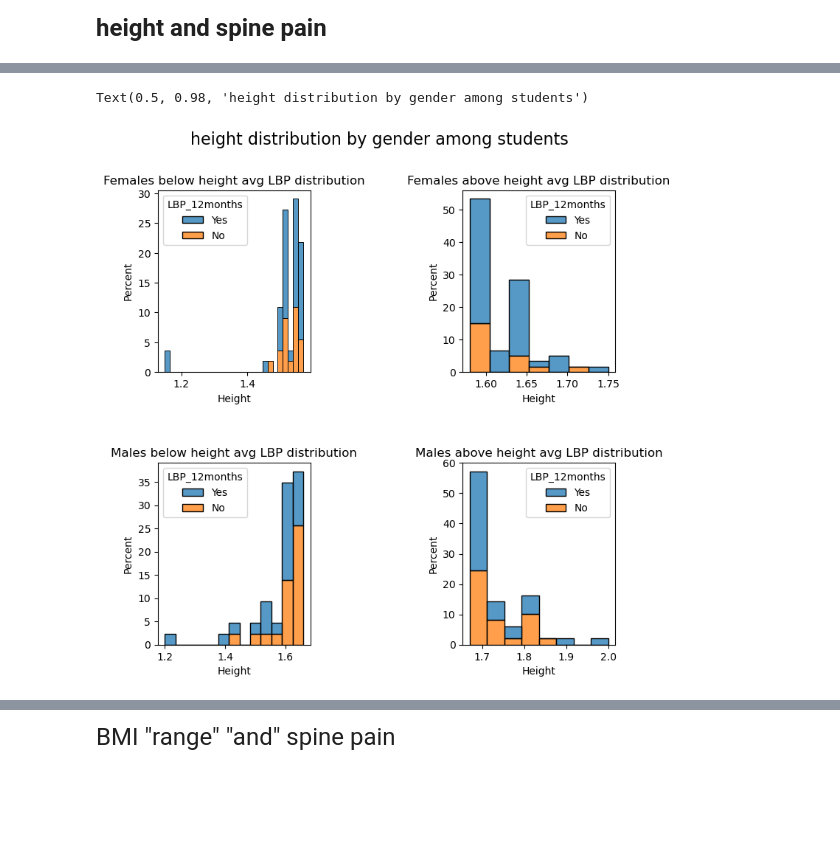
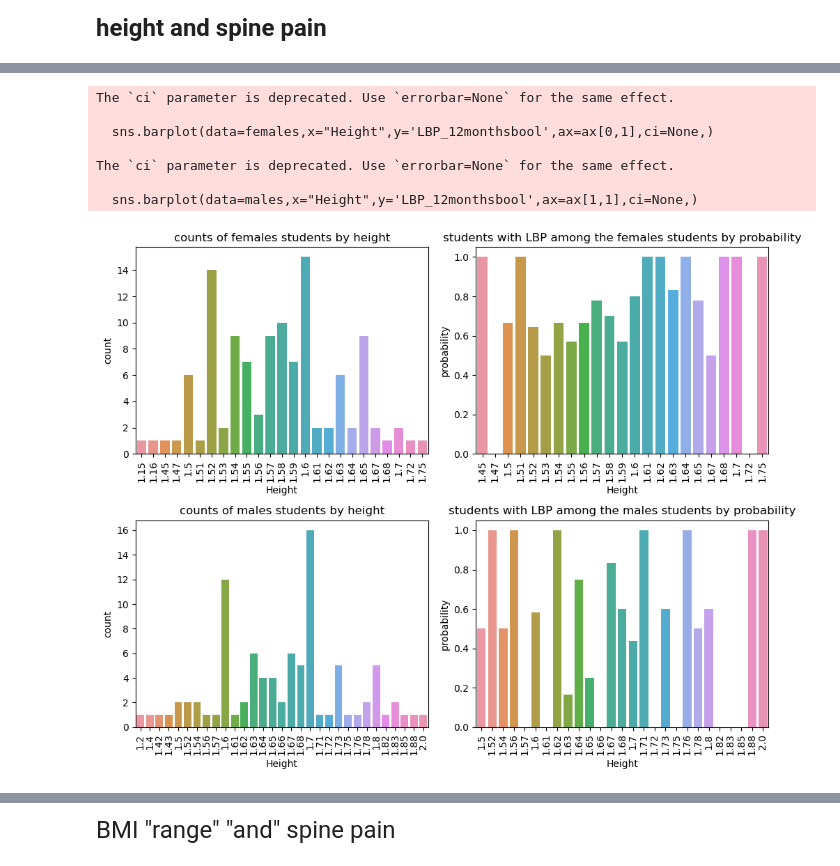
Before and after one commit to royohana31/nn-project-, a Jupyter notebook: students spine problems-Main.ipynb, the cells around one changed output, grey strips where cells are left out. Cells and saved outputs as stored; diff of their text form; code cells hidden in the pictures; blank space fills up the shorter version.

```diff
--- a/students spine problems-Main.ipynb
+++ b/students spine problems-Main.ipynb
@@ -179,3 +178,6 @@ spine_df.groupby(["Gender"])['LBP_12months'].value_counts().reset_index()
 | 3 | Male | No | 44 |
 # %% [markdown]
 connection between gender and LBP
+# %%
+spine_df['LBP_12monthsbool'] = spine_df['LBP_12months'].map({'Yes': 1, 'No':0 })
+spine_df['LBP_12monthsbool']
@@ -214,19 +274,33 @@ plt.subplots_adjust(top=0.8)
 # %%
-waboveavg=spine_df[(spine_df["Gender"]=="Female")&(spine_df["Height"]>=1.572)]
-wbelowavg=spine_df[(spine_df["Gender"]=="Female")&(spine_df["Height"]<1.572)]
-maboveavg=spine_df[(spine_df["Gender"]=="Male")&(spine_df["Height"]>=1.662)]
-mbelowavg=spine_df[(spine_df["Gender"]=="Male")&(spine_df["Height"]<1.662)]
-fig, ax = plt.subplots(2,2,figsize=(8, 8))
-sns.histplot(data=waboveavg,x="Height",hue='LBP_12months',multiple="stack",stat="percent",ax=ax[0,1])
-ax[0,0].set_title("Females below height avg LBP distribution")
-sns.histplot(data=wbelowavg,x="Height",hue='LBP_12months',multiple="stack",stat="percent",ax=ax[0,0])
-ax[0,1].set_title("Females above height avg LBP distribution")
-sns.histplot(data=maboveavg,x="Height",hue='LBP_12months',multiple="stack",stat="percent",ax=ax[1,1])
-ax[1,0].set_title("Males below height avg LBP distribution")
-ax[1,1].set_title("Males above height avg LBP distribution")
-sns.histplot(data=mbelowavg,x="Height",hue='LBP_12months',multiple="stack",stat="percent",ax=ax[1,0])
-plt.subplots_adjust(wspace=1,hspace=0.5)
-fig.suptitle('height distribution by gender among students', fontsize=16)
+
+fig, ax = plt.subplots(2,2,figsize=(10, 8))
+sns.countplot(data=females,x='Height',ax=ax[0,0])
+sns.countplot(data=males,x='Height',ax=ax[1,0])
+males=males[males['Height']>=1.5]
+females=females[females['Height']>=1.45]
+sns.barplot(data=females,x="Height",y='LBP_12monthsbool',ax=ax[0,1],ci=None,)
+sns.barplot(data=males,x="Height",y='LBP_12monthsbool',ax=ax[1,1],ci=None,)
+ax[1,1].tick_params(axis='x', rotation=90)
+ax[1,0].tick_params(axis='x', rotation=90)
+ax[0,0].tick_params(axis='x', rotation=90)
+ax[0,1].tick_params(axis='x', rotation=90)
+ax[0,0].set_title("counts of females students by height")
+ax[0,1].set_title("students with LBP among the females students by probability")
+ax[1,0].set_title("counts of males students by height")
+ax[1,1].set_title("students with LBP among the males students by probability")
+ax[0,1].set_ylabel("probability")
+ax[1,1].set_ylabel("probability")
+
+
+plt.subplots_adjust(wspace=0.7, hspace=0.7)  # Adjust the spacing between subplots
+
+plt.tight_layout()
 # %% [output]
-Text(0.5, 0.98, 'height distribution by gender among students')
+The `ci` parameter is deprecated. Use `errorbar=None` for the same effect.
+
+  sns.barplot(data=females,x="Height",y='LBP_12monthsbool',ax=ax[0,1],ci=None,)
+
+The `ci` parameter is deprecated. Use `errorbar=None` for the same effect.
+
+  sns.barplot(data=males,x="Height",y='LBP_12monthsbool',ax=ax[1,1],ci=None,)
-[figure, old version]
+[figure, new version]
```
Also changed, not shown: parts of 70 cells of this notebook.
